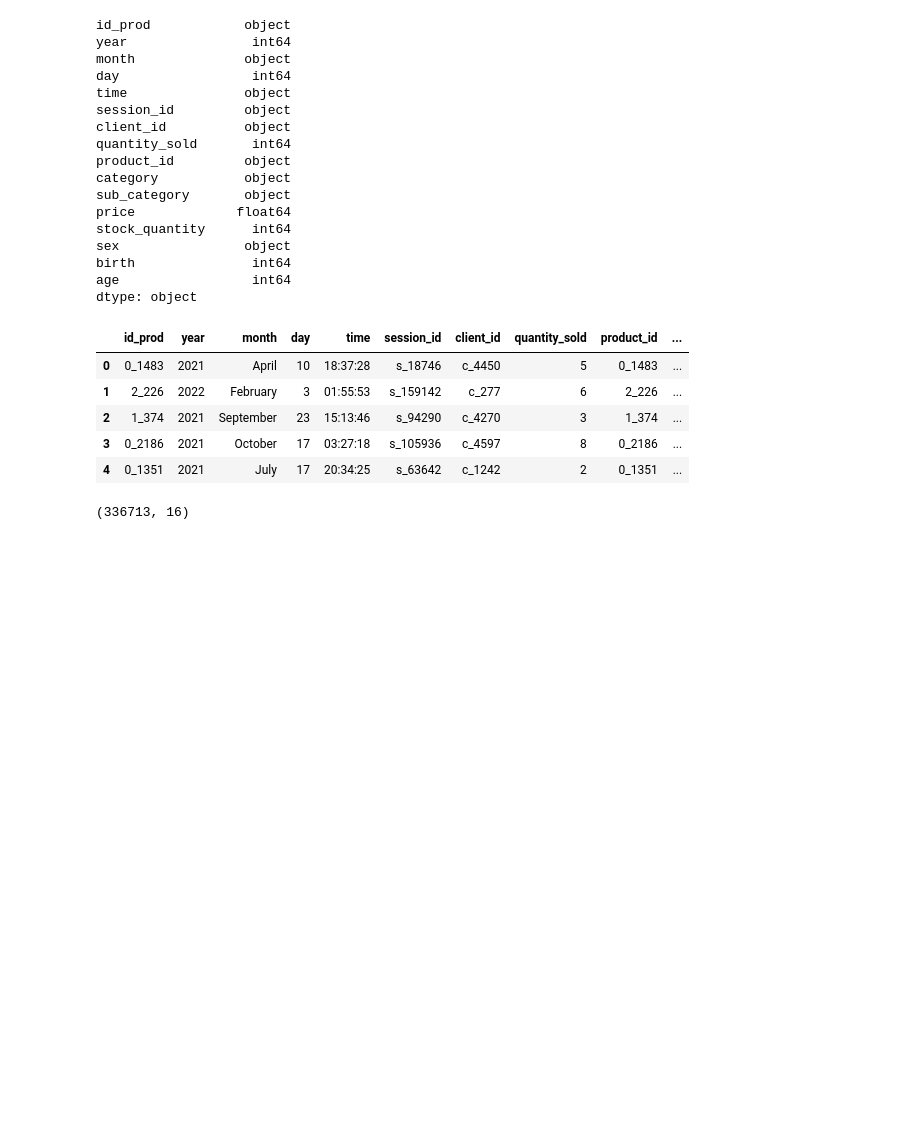
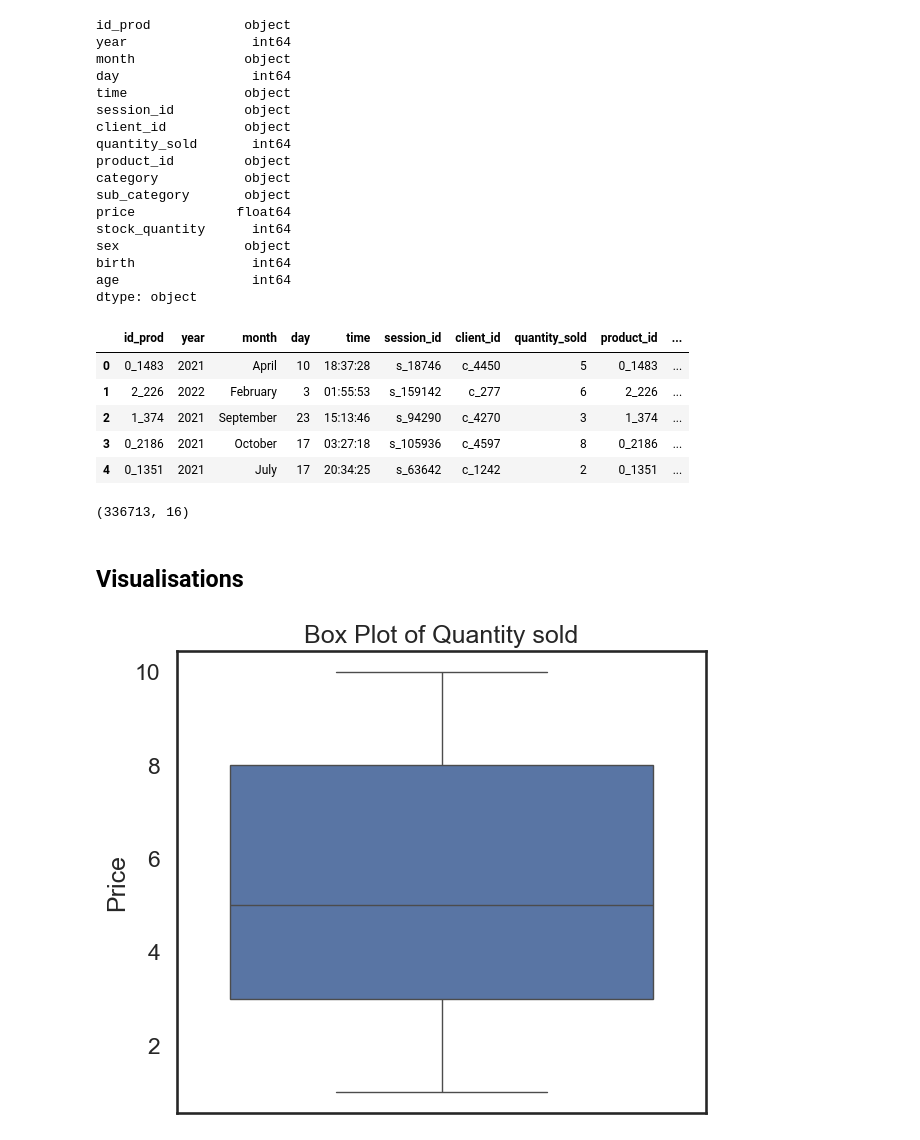
Before and after one commit to alicepennec/Brief1_Analysez-les-ventes, a Jupyter notebook: PipelineETL.ipynb, the cells around one changed output. Saved outputs shown, nothing was run; the diff lists cells and outputs as text; code cells hidden in the pictures; blank space fills up the shorter version.

Commit message:
ajout visualisation

```diff
--- a/PipelineETL.ipynb
+++ b/PipelineETL.ipynb
@@ -727,3 +728,15 @@ final_merge.shape
 (336713, 16)
 # %%
 final_merge.to_csv('dataset_clean.csv', index=False)
+# %% [markdown]
+## Visualisations
+# %%
+#box plot des prix
+plt.figure(figsize=(15, 6))
+plt.subplot(1, 2, 1)
+sns.boxplot(y=final_merge['quantity_sold'])
+plt.title('Box Plot of Quantity sold')
+plt.ylabel('Price')
+plt.show()
+# %% [output]
+[figure, added]
```
Also changed, not shown: parts of 1 cell of this notebook.
